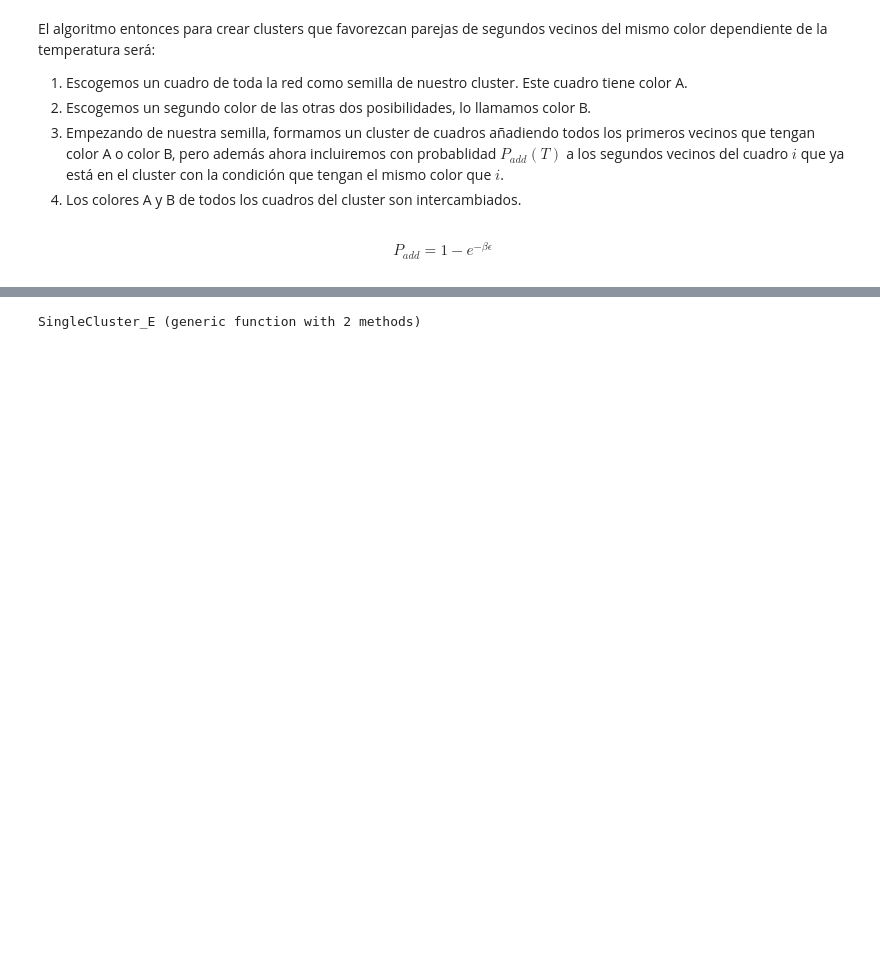
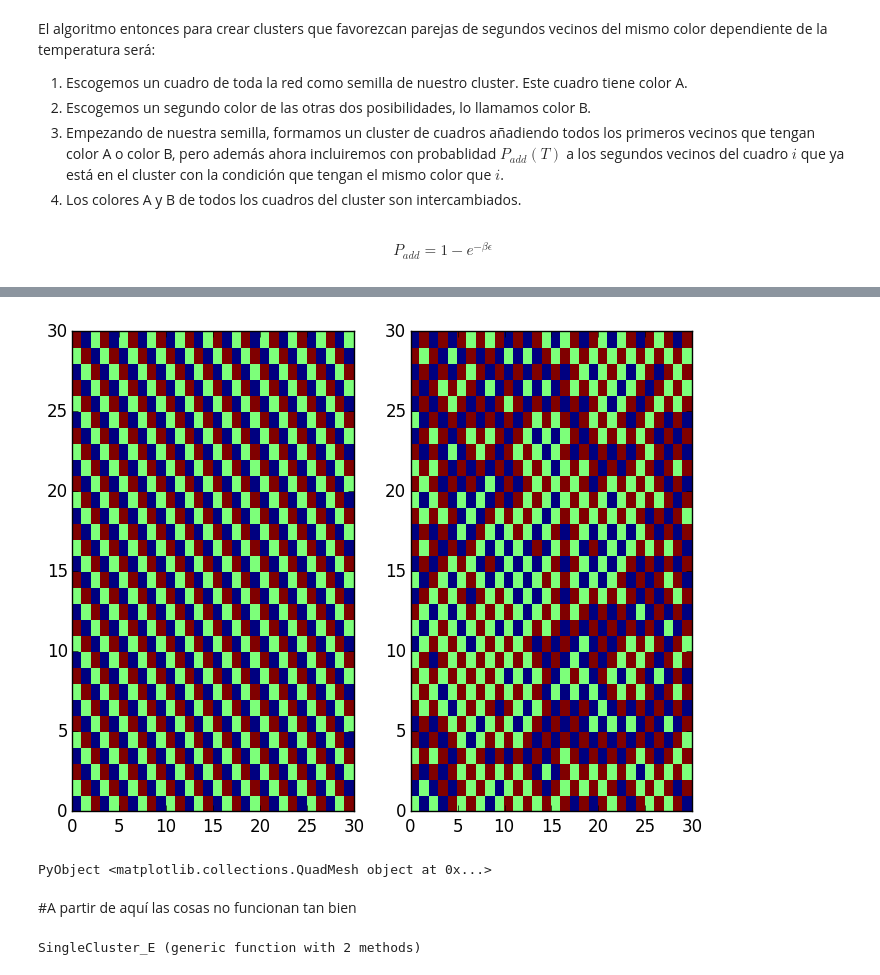
Before and after one commit to luisaleman/Hielo, a Jupyter notebook: Proyecto final.ipynb, the cells around one changed output, grey strips where cells are left out. Cells and saved outputs as stored; diff of their text form; code cells hidden in the pictures; blank space fills up the shorter version.

```diff
--- a/Proyecto final.ipynb
+++ b/Proyecto final.ipynb
@@ -272,3 +454,16 @@ $$P_{add}=1-e^{-\beta \epsilon}$$
+# %%
+figure(figsize=[8,6])
+subplot(1,2,1)
+#figure(figsize=[3,3])
+pcolormesh(inicial)
+
+subplot(1,2,2)
+pcolormesh(old)
+# %% [output]
+[figure, added]
+PyObject <matplotlib.collections.QuadMesh object at 0x...>
+# %% [markdown]
+#A partir de aquí las cosas no funcionan tan bien
 # %%
 function SingleCluster_E(β,arreglo::Array{Float64,2},red_bool,i,j,colorA,colorB,colorC,ϵ=1.0)
     L2=length(arreglo[1,:])
```
Also changed, not shown: parts of 15 cells of this notebook.
